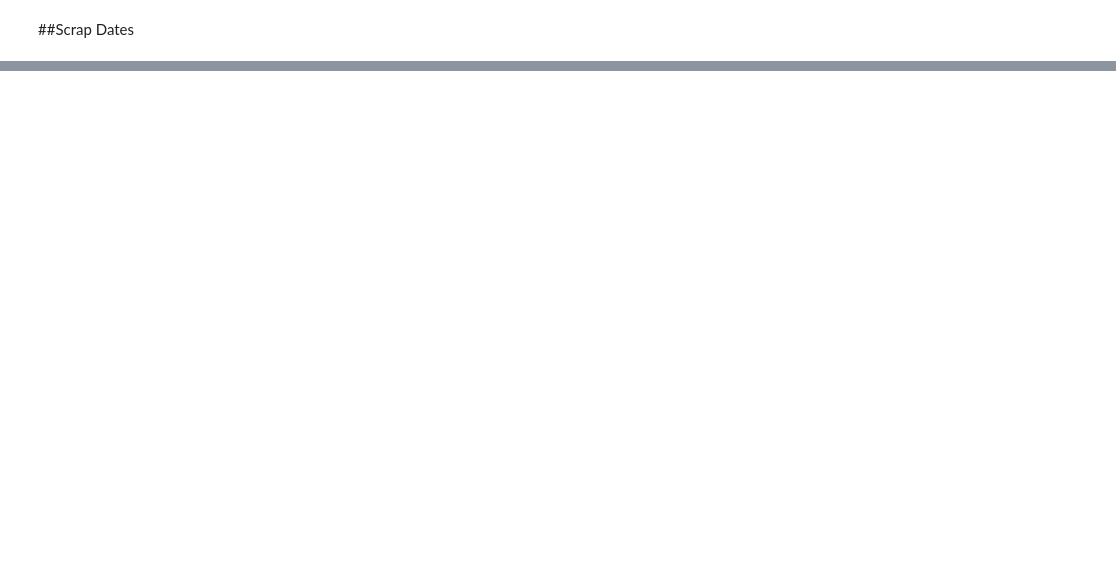
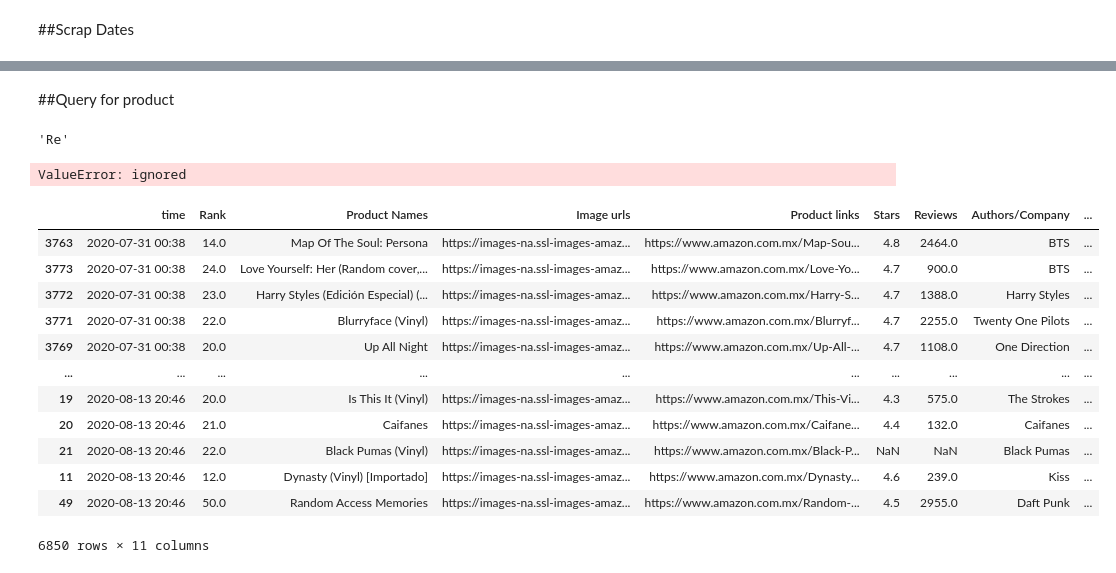
Before and after one commit to Edward-TL/amazon_scraper, a Jupyter notebook: Products_Control.ipynb, the cells around one changed output, grey strips where cells are left out. Saved outputs shown, nothing was run; the diff lists cells and outputs as text; code cells hidden in the pictures; blank space fills up the shorter version.

```diff
--- a/Products_Control.ipynb
+++ b/Products_Control.ipynb
@@ -194,0 +253,19 @@ None
+# %% [markdown]
+##Query for product
+# %%
+products[10]
+# %% [output]
+'Re'
+# %%
+database_type = 'mysql'
+
+user = 'user_name'
+password = 'password'
+host = 'xxx.xxx.xxx.xxx:port'
+database = 'database_name'
+
+conn_string = '{}://{}:{}@{}/{}'.format(database_type, user, password, host, database)
+
+sql_conn = sql.create_engine(conn_string)
+# %% [output]
+ValueError: ignored
@@ -194,0 +277,17 @@ None
+# %%
+music_db = df
+music_db
+# %% [output]
+|  | time | Rank | Product Names | Image urls | Product links | Stars | Reviews | Authors/Company | ... |
+| 3763 | 2020-07-31 00:38 | 14.0 | Map Of The Soul: Persona | https://images-na.ssl-images-amaz... | https://www.amazon.com.mx/Map-Sou... | 4.8 | 2464.0 | BTS | ... |
+| 3773 | 2020-07-31 00:38 | 24.0 | Love Yourself: Her (Random cover,... | https://images-na.ssl-images-amaz... | https://www.amazon.com.mx/Love-Yo... | 4.7 | 900.0 | BTS | ... |
+| 3772 | 2020-07-31 00:38 | 23.0 | Harry Styles (Edición Especial) (... | https://images-na.ssl-images-amaz... | https://www.amazon.com.mx/Harry-S... | 4.7 | 1388.0 | Harry Styles | ... |
+| 3771 | 2020-07-31 00:38 | 22.0 | Blurryface (Vinyl) | https://images-na.ssl-images-amaz... | https://www.amazon.com.mx/Blurryf... | 4.7 | 2255.0 | Twenty One Pilots | ... |
+| 3769 | 2020-07-31 00:38 | 20.0 | Up All Night | https://images-na.ssl-images-amaz... | https://www.amazon.com.mx/Up-All-... | 4.7 | 1108.0 | One Direction | ... |
+| ... | ... | ... | ... | ... | ... | ... | ... | ... | ... |
+| 19 | 2020-08-13 20:46 | 20.0 | Is This It (Vinyl) | https://images-na.ssl-images-amaz... | https://www.amazon.com.mx/This-Vi... | 4.3 | 575.0 | The Strokes | ... |
+| 20 | 2020-08-13 20:46 | 21.0 | Caifanes | https://images-na.ssl-images-amaz... | https://www.amazon.com.mx/Caifane... | 4.4 | 132.0 | Caifanes | ... |
+| 21 | 2020-08-13 20:46 | 22.0 | Black Pumas (Vinyl) | https://images-na.ssl-images-amaz... | https://www.amazon.com.mx/Black-P... | NaN | NaN | Black Pumas | ... |
+| 11 | 2020-08-13 20:46 | 12.0 | Dynasty (Vinyl) [Importado] | https://images-na.ssl-images-amaz... | https://www.amazon.com.mx/Dynasty... | 4.6 | 239.0 | Kiss | ... |
+| 49 | 2020-08-13 20:46 | 50.0 | Random Access Memories | https://images-na.ssl-images-amaz... | https://www.amazon.com.mx/Random-... | 4.5 | 2955.0 | Daft Punk | ... |
+6850 rows × 11 columns
```
Also changed, not shown: parts of 10 cells of this notebook.
